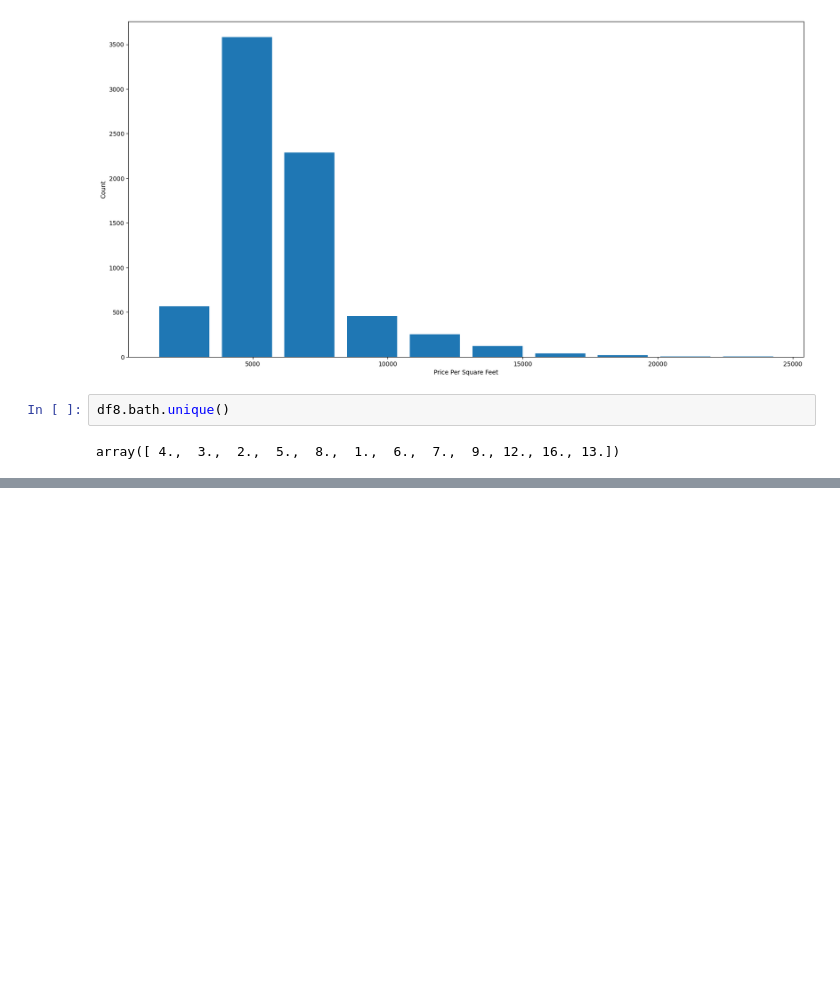
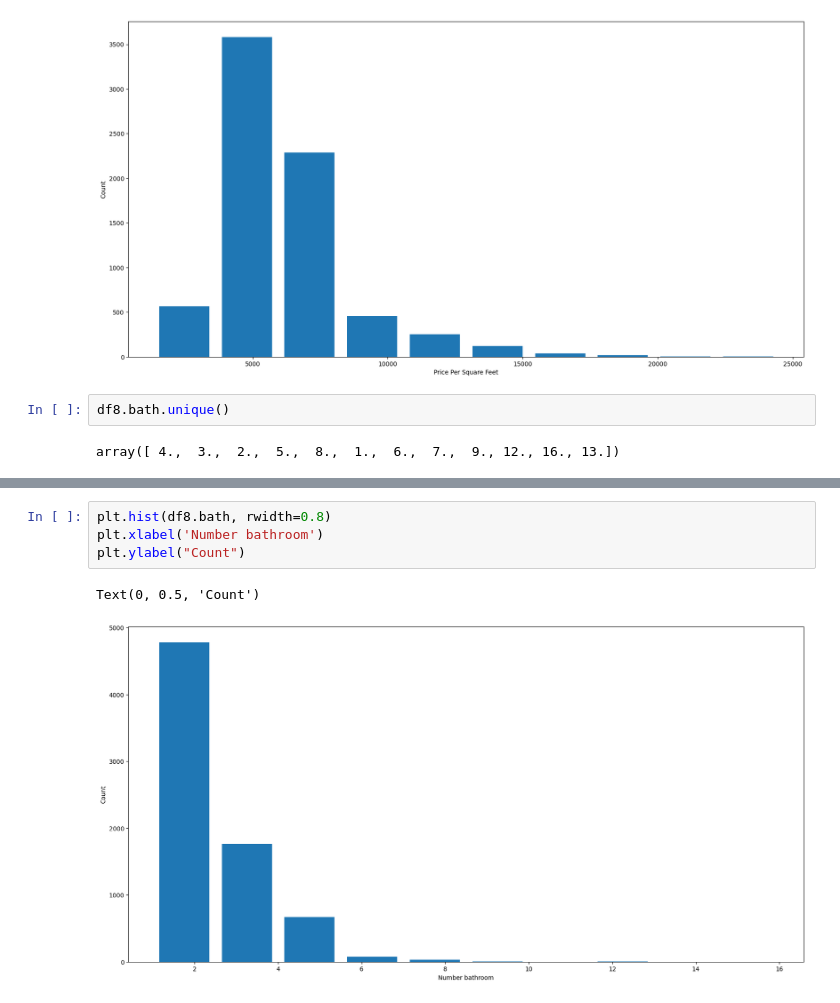
Before and after one commit to truongvanchinh/Real-Estate-Price-Prediction-Project, a Jupyter notebook: main.ipynb, the cells around one changed output, grey strips where cells are left out. Saved outputs shown, nothing was run; the diff lists cells and outputs as text; blank space fills up the shorter version.

```diff
--- a/main.ipynb
+++ b/main.ipynb
@@ -397,0 +407,7 @@ array([ 4.,  3.,  2.,  5.,  8.,  1.,  6.,  7.,  9., 12., 16., 13.])
+# %%
+plt.hist(df8.bath, rwidth=0.8)
+plt.xlabel('Number bathroom')
+plt.ylabel("Count")
+# %% [output]
+Text(0, 0.5, 'Count')
+[figure, added]
```
Also changed, not shown: parts of 25 cells of this notebook, 2 other files.
